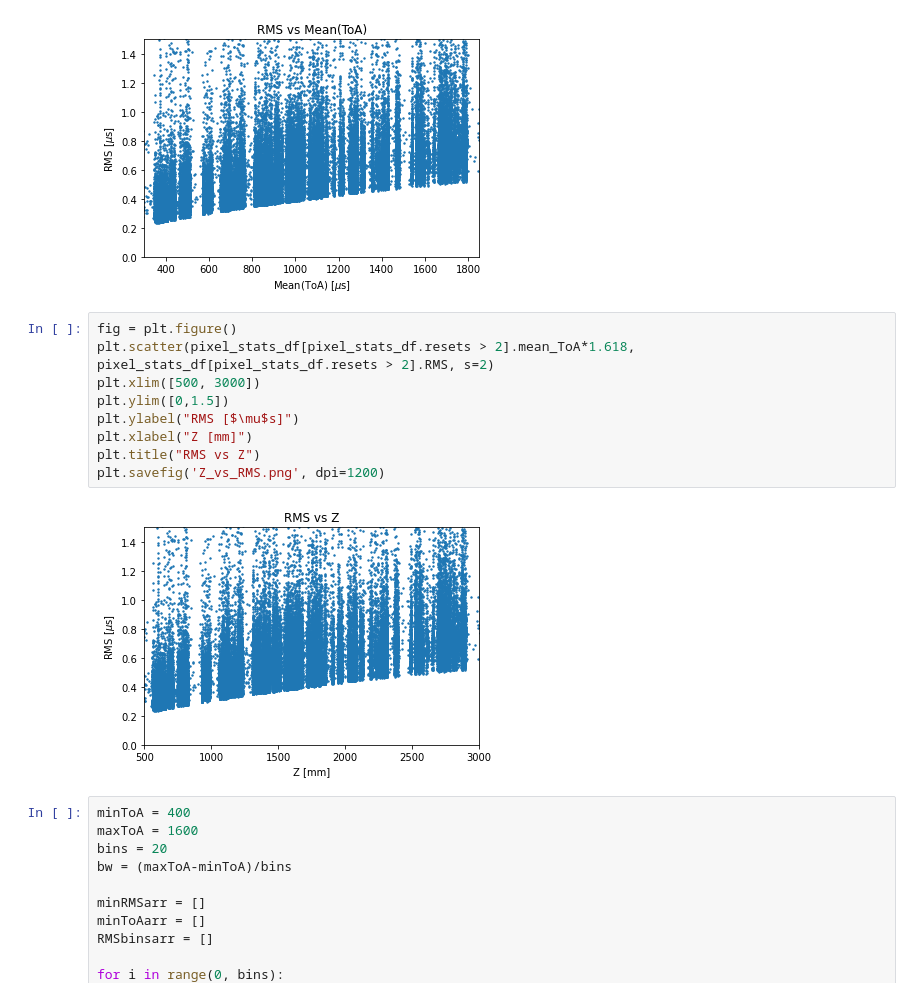
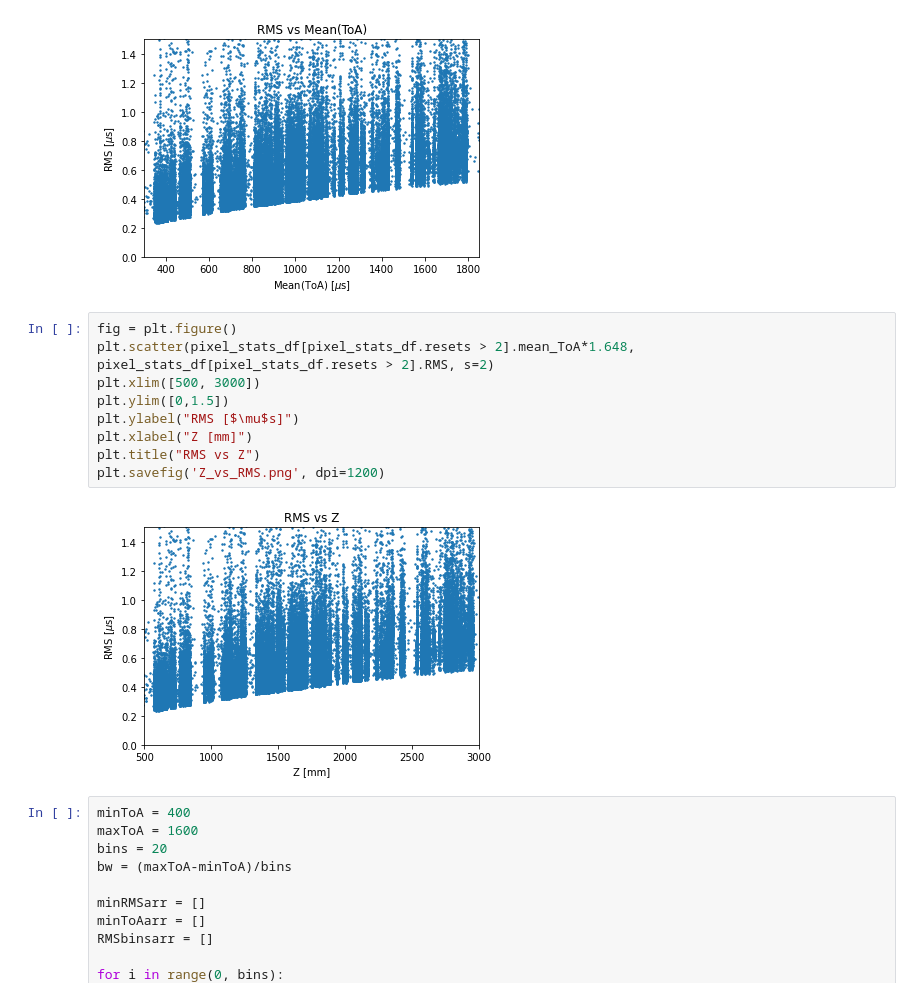
Before and after one commit to Eikenbcr/DUNE, a Jupyter notebook: Warmup/PyMacros/Warmup_Pandas.ipynb, the cells around one changed output. Saved outputs shown, nothing was run; the diff lists cells and outputs as text.

```diff
--- a/Warmup/PyMacros/Warmup_Pandas.ipynb
+++ b/Warmup/PyMacros/Warmup_Pandas.ipynb
@@ -197,15 +201,15 @@ plt.savefig('MeanReset_vs_RMS.png', dpi=1200)
 [figure]
 # %%
 fig = plt.figure()
-plt.scatter(pixel_stats_df[pixel_stats_df.resets > 2].mean_ToA*1.618, pixel_stats_df[pixel_stats_df.resets > 2].RMS, s=2)
+plt.scatter(pixel_stats_df[pixel_stats_df.resets > 2].mean_ToA*1.648, pixel_stats_df[pixel_stats_df.resets > 2].RMS, s=2)
 plt.xlim([500, 3000])
 plt.ylim([0,1.5])
 plt.ylabel("RMS [$\mu$s]")
 plt.xlabel("Z [mm]")
 plt.title("RMS vs Z")
 plt.savefig('Z_vs_RMS.png', dpi=1200)
 # %% [output]
-[figure, old version]
+[figure, new version]
 # %%
 minToA = 400
 maxToA = 1600
```
Also changed, not shown: parts of 13 cells of this notebook, 8 other files.
